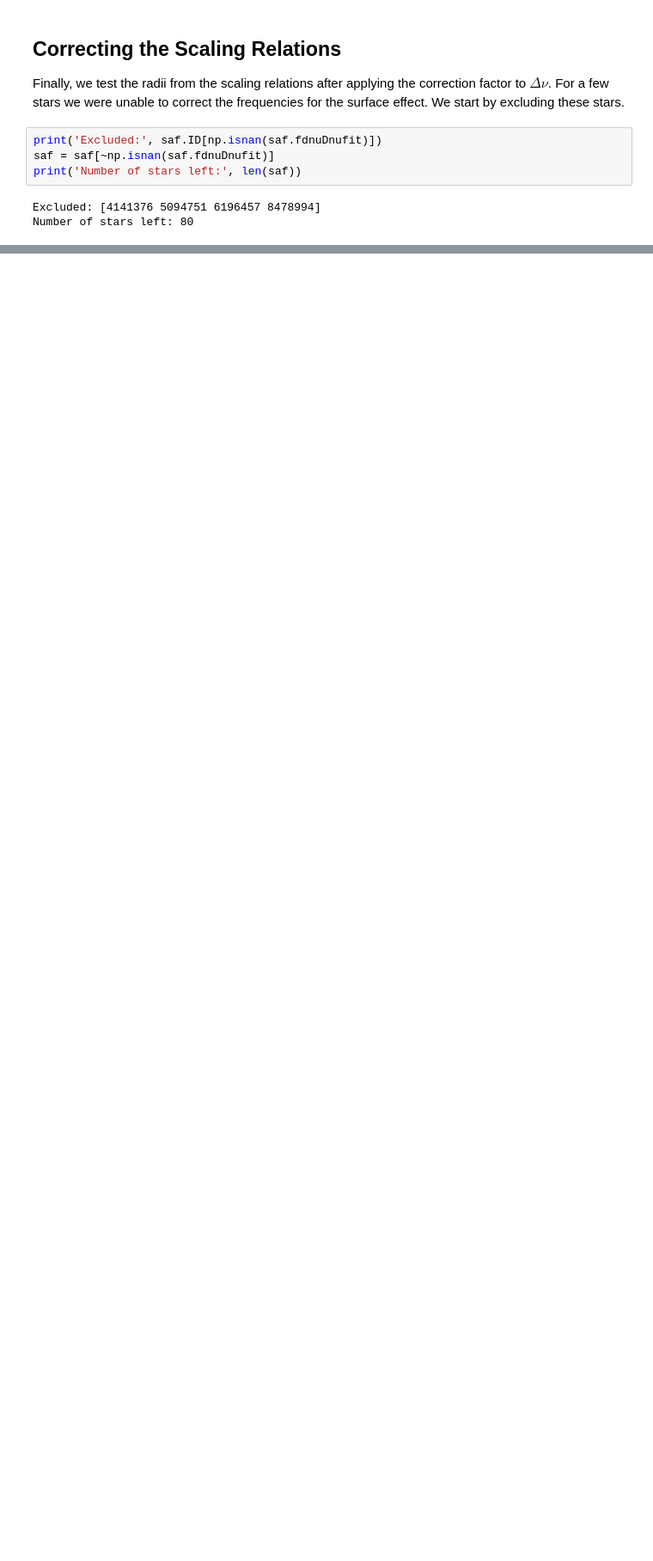
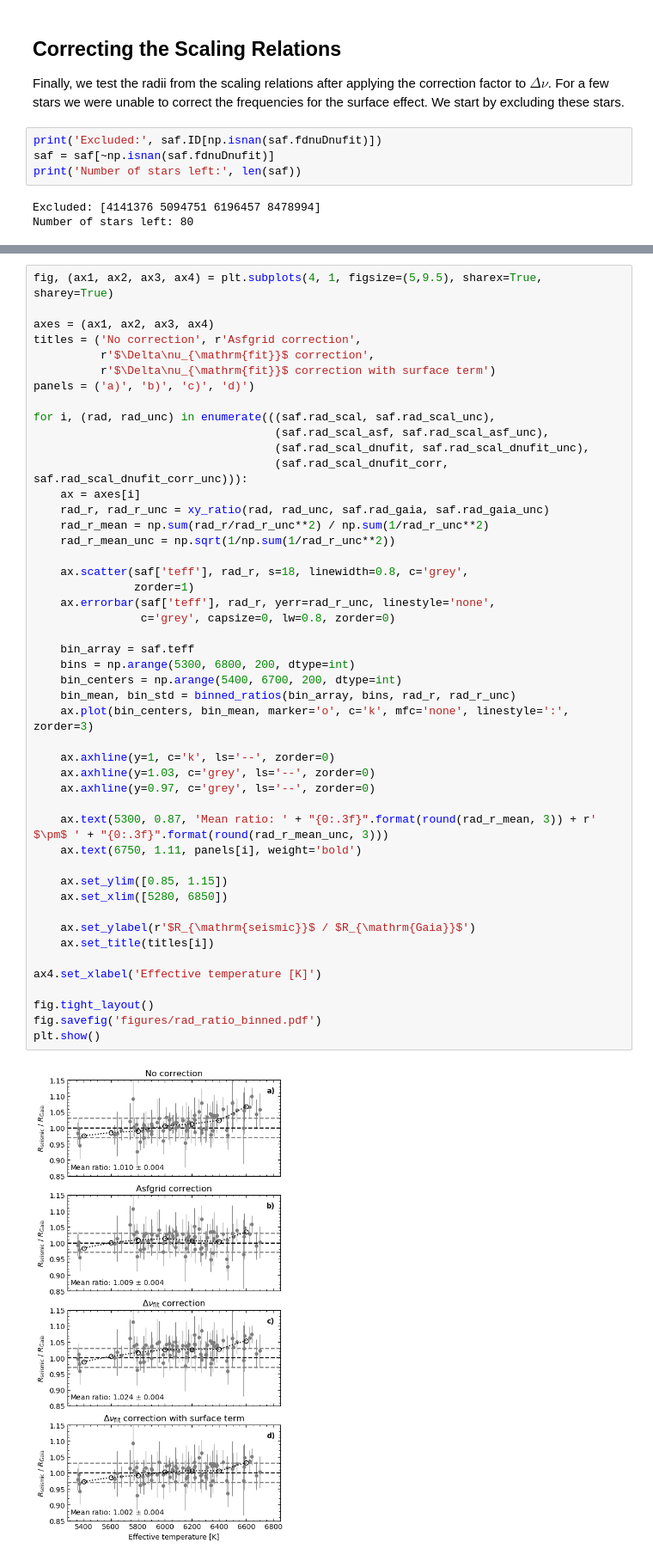
Before and after one commit to csahlholdt/testing_ast_radii, a Jupyter notebook: testing_ast_radii_rad.ipynb, the cells around one changed output, grey strips where cells are left out. Shown: that part at 86% size. Saved outputs shown, nothing was run; the diff lists cells and outputs as text; blank space fills up the shorter version.

```diff
--- a/testing_ast_radii_rad.ipynb
+++ b/testing_ast_radii_rad.ipynb
@@ -888,0 +887,49 @@ Standard deviation $\Delta\nu_{\mathrm{fit}}$ correction with surface term: 0.02
+# %%
+fig, (ax1, ax2, ax3, ax4) = plt.subplots(4, 1, figsize=(5,9.5), sharex=True, sharey=True)
+
+axes = (ax1, ax2, ax3, ax4)
+titles = ('No correction', r'Asfgrid correction',
+          r'$\Delta\nu_{\mathrm{fit}}$ correction',
+          r'$\Delta\nu_{\mathrm{fit}}$ correction with surface term')
+panels = ('a)', 'b)', 'c)', 'd)')
+
+for i, (rad, rad_unc) in enumerate(((saf.rad_scal, saf.rad_scal_unc),
+                                    (saf.rad_scal_asf, saf.rad_scal_asf_unc),
+                                    (saf.rad_scal_dnufit, saf.rad_scal_dnufit_unc),
+                                    (saf.rad_scal_dnufit_corr, saf.rad_scal_dnufit_corr_unc))):
+    ax = axes[i]
+    rad_r, rad_r_unc = xy_ratio(rad, rad_unc, saf.rad_gaia, saf.rad_gaia_unc)
+    rad_r_mean = np.sum(rad_r/rad_r_unc**2) / np.sum(1/rad_r_unc**2)
+    rad_r_mean_unc = np.sqrt(1/np.sum(1/rad_r_unc**2))
+
+    ax.scatter(saf['teff'], rad_r, s=18, linewidth=0.8, c='grey',
+               zorder=1)
+    ax.errorbar(saf['teff'], rad_r, yerr=rad_r_unc, linestyle='none',
+                c='grey', capsize=0, lw=0.8, zorder=0)
+
+    bin_array = saf.teff
+    bins = np.arange(5300, 6800, 200, dtype=int)
+    bin_centers = np.arange(5400, 6700, 200, dtype=int)
+    bin_mean, bin_std = binned_ratios(bin_array, bins, rad_r, rad_r_unc)
+    ax.plot(bin_centers, bin_mean, marker='o', c='k', mfc='none', linestyle=':', zorder=3)
+
+    ax.axhline(y=1, c='k', ls='--', zorder=0)
+    ax.axhline(y=1.03, c='grey', ls='--', zorder=0)
+    ax.axhline(y=0.97, c='grey', ls='--', zorder=0)
+
+    ax.text(5300, 0.87, 'Mean ratio: ' + "{0:.3f}".format(round(rad_r_mean, 3)) + r' $\pm$ ' + "{0:.3f}".format(round(rad_r_mean_unc, 3)))
+    ax.text(6750, 1.11, panels[i], weight='bold')
+
+    ax.set_ylim([0.85, 1.15])
+    ax.set_xlim([5280, 6850])
+
+    ax.set_ylabel(r'$R_{\mathrm{seismic}}$ / $R_{\mathrm{Gaia}}$')
+    ax.set_title(titles[i])
+
+ax4.set_xlabel('Effective temperature [K]')
+
+fig.tight_layout()
+fig.savefig('figures/rad_ratio_binned.pdf')
+plt.show()
+# %% [output]
+[figure, added]
```
Also changed, not shown: parts of 12 cells of this notebook.
